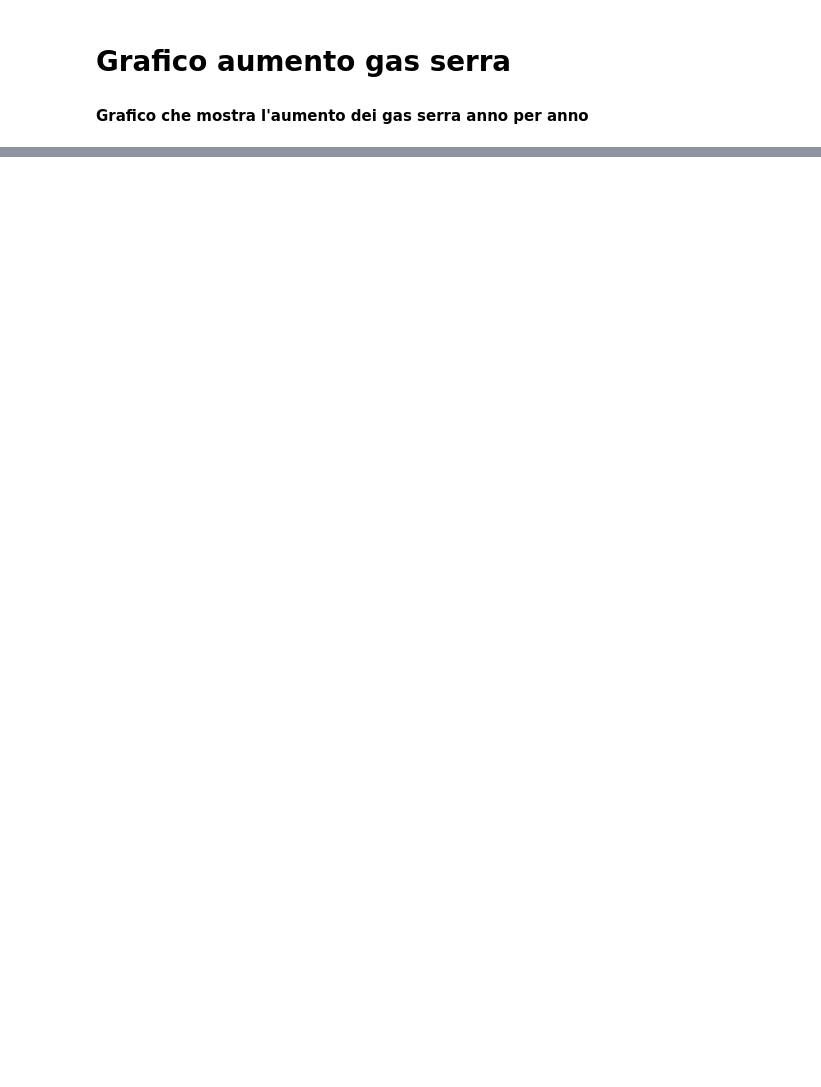
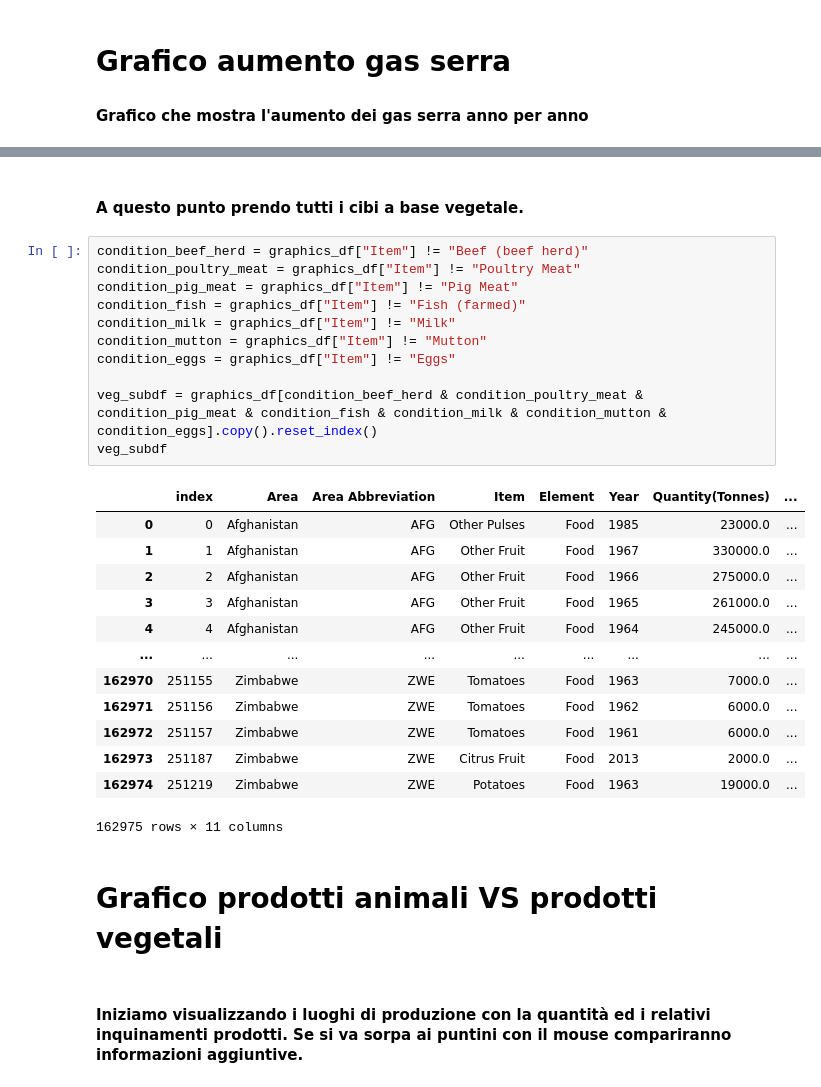
Before and after one commit to monkeymatt0/ProduzioneCibiMangimiImpattoAmbientale, a Jupyter notebook: MatteoVolleroDataVis.ipynb, the cells around one changed output, grey strips where cells are left out. Cells and saved outputs as stored; diff of their text form; blank space fills up the shorter version.

```diff
--- a/MatteoVolleroDataVis.ipynb
+++ b/MatteoVolleroDataVis.ipynb
@@ -907,0 +821,31 @@ graphics_df
+# %% [markdown]
+#### A questo punto prendo tutti i cibi a base vegetale.
+# %%
+condition_beef_herd = graphics_df["Item"] != "Beef (beef herd)"
+condition_poultry_meat = graphics_df["Item"] != "Poultry Meat"
+condition_pig_meat = graphics_df["Item"] != "Pig Meat"
+condition_fish = graphics_df["Item"] != "Fish (farmed)"
+condition_milk = graphics_df["Item"] != "Milk"
+condition_mutton = graphics_df["Item"] != "Mutton"
+condition_eggs = graphics_df["Item"] != "Eggs"
+
+veg_subdf = graphics_df[condition_beef_herd & condition_poultry_meat & condition_pig_meat & condition_fish & condition_milk & condition_mutton & condition_eggs].copy().reset_index()
+veg_subdf
+# %% [output]
+|  | index | Area | Area Abbreviation | Item | Element | Year | Quantity(Tonnes) | ... |
+| 0 | 0 | Afghanistan | AFG | Other Pulses | Food | 1985 | 23000.0 | ... |
+| 1 | 1 | Afghanistan | AFG | Other Fruit | Food | 1967 | 330000.0 | ... |
+| 2 | 2 | Afghanistan | AFG | Other Fruit | Food | 1966 | 275000.0 | ... |
+| 3 | 3 | Afghanistan | AFG | Other Fruit | Food | 1965 | 261000.0 | ... |
+| 4 | 4 | Afghanistan | AFG | Other Fruit | Food | 1964 | 245000.0 | ... |
+| ... | ... | ... | ... | ... | ... | ... | ... | ... |
+| 162970 | 251155 | Zimbabwe | ZWE | Tomatoes | Food | 1963 | 7000.0 | ... |
+| 162971 | 251156 | Zimbabwe | ZWE | Tomatoes | Food | 1962 | 6000.0 | ... |
+| 162972 | 251157 | Zimbabwe | ZWE | Tomatoes | Food | 1961 | 6000.0 | ... |
+| 162973 | 251187 | Zimbabwe | ZWE | Citrus Fruit | Food | 2013 | 2000.0 | ... |
+| 162974 | 251219 | Zimbabwe | ZWE | Potatoes | Food | 1963 | 19000.0 | ... |
+162975 rows × 11 columns
+# %% [markdown]
+# Grafico prodotti animali VS prodotti vegetali
+# %% [markdown]
+#### Iniziamo visualizzando i luoghi di produzione con la quantità ed i relativi inquinamenti prodotti. Se si va sorpa ai puntini con il mouse compariranno informazioni aggiuntive.
```
Also changed, not shown: parts of 30 cells of this notebook.
